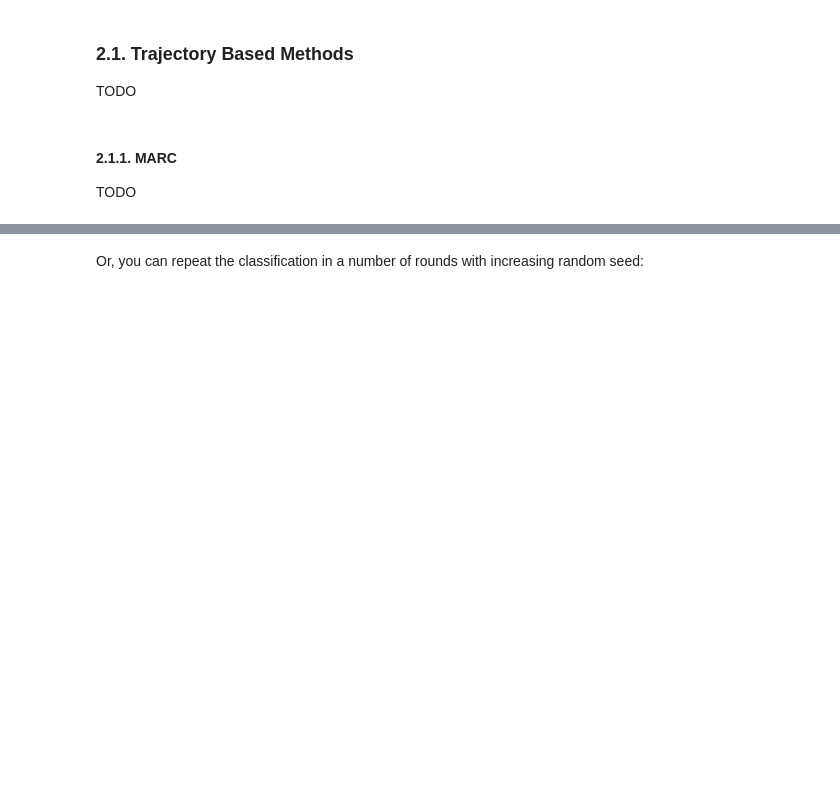
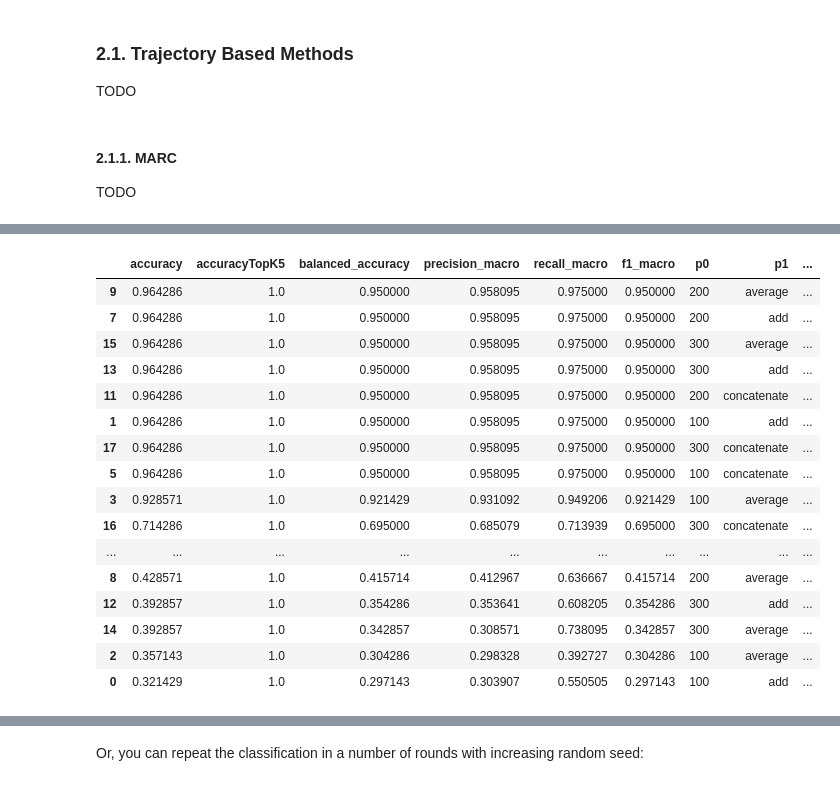
Before and after one commit to mat-analysis/mat-classification, a Jupyter notebook: MAT-classification-Tutorial.ipynb, the cells around one changed output, grey strips where cells are left out. Cells and saved outputs as stored; diff of their text form; code cells hidden in the pictures; blank space fills up the shorter version.

```diff
--- a/MAT-classification-Tutorial.ipynb
+++ b/MAT-classification-Tutorial.ipynb
@@ -103,3 +280,23 @@ model.report
+# %%
+model.report
+# %% [output]
+|  | accuracy | accuracyTopK5 | balanced_accuracy | precision_macro | recall_macro | f1_macro | p0 | p1 | ... |
+| 9 | 0.964286 | 1.0 | 0.950000 | 0.958095 | 0.975000 | 0.950000 | 200 | average | ... |
+| 7 | 0.964286 | 1.0 | 0.950000 | 0.958095 | 0.975000 | 0.950000 | 200 | add | ... |
+| 15 | 0.964286 | 1.0 | 0.950000 | 0.958095 | 0.975000 | 0.950000 | 300 | average | ... |
+| 13 | 0.964286 | 1.0 | 0.950000 | 0.958095 | 0.975000 | 0.950000 | 300 | add | ... |
+| 11 | 0.964286 | 1.0 | 0.950000 | 0.958095 | 0.975000 | 0.950000 | 200 | concatenate | ... |
+| 1 | 0.964286 | 1.0 | 0.950000 | 0.958095 | 0.975000 | 0.950000 | 100 | add | ... |
+| 17 | 0.964286 | 1.0 | 0.950000 | 0.958095 | 0.975000 | 0.950000 | 300 | concatenate | ... |
+| 5 | 0.964286 | 1.0 | 0.950000 | 0.958095 | 0.975000 | 0.950000 | 100 | concatenate | ... |
+| 3 | 0.928571 | 1.0 | 0.921429 | 0.931092 | 0.949206 | 0.921429 | 100 | average | ... |
+| 16 | 0.714286 | 1.0 | 0.695000 | 0.685079 | 0.713939 | 0.695000 | 300 | concatenate | ... |
+| ... | ... | ... | ... | ... | ... | ... | ... | ... | ... |
+| 8 | 0.428571 | 1.0 | 0.415714 | 0.412967 | 0.636667 | 0.415714 | 200 | average | ... |
+| 12 | 0.392857 | 1.0 | 0.354286 | 0.353641 | 0.608205 | 0.354286 | 300 | add | ... |
+| 14 | 0.392857 | 1.0 | 0.342857 | 0.308571 | 0.738095 | 0.342857 | 300 | average | ... |
+| 2 | 0.357143 | 1.0 | 0.304286 | 0.298328 | 0.392727 | 0.304286 | 100 | average | ... |
+| 0 | 0.321429 | 1.0 | 0.297143 | 0.303907 | 0.550505 | 0.297143 | 100 | add | ... |
 # %%
 # and this is the model available metrics:
 model.summary()
```
Also changed, not shown: parts of 10 cells of this notebook, 18 other files.
